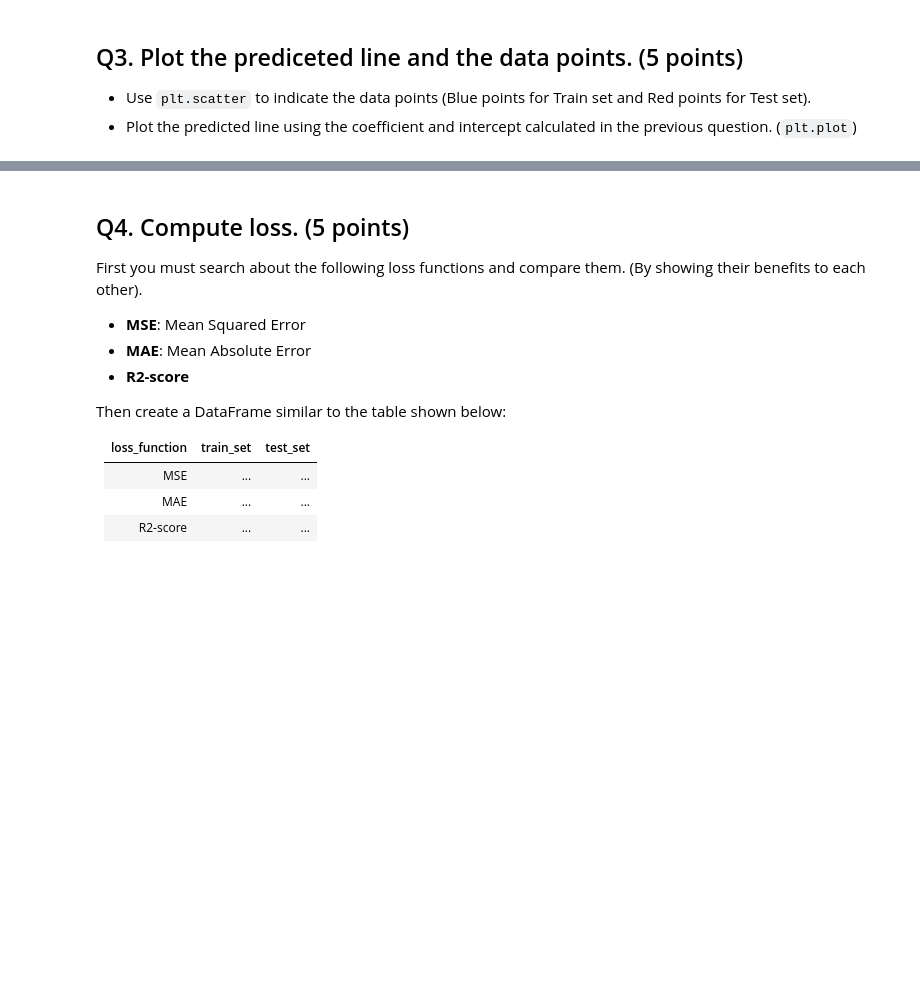
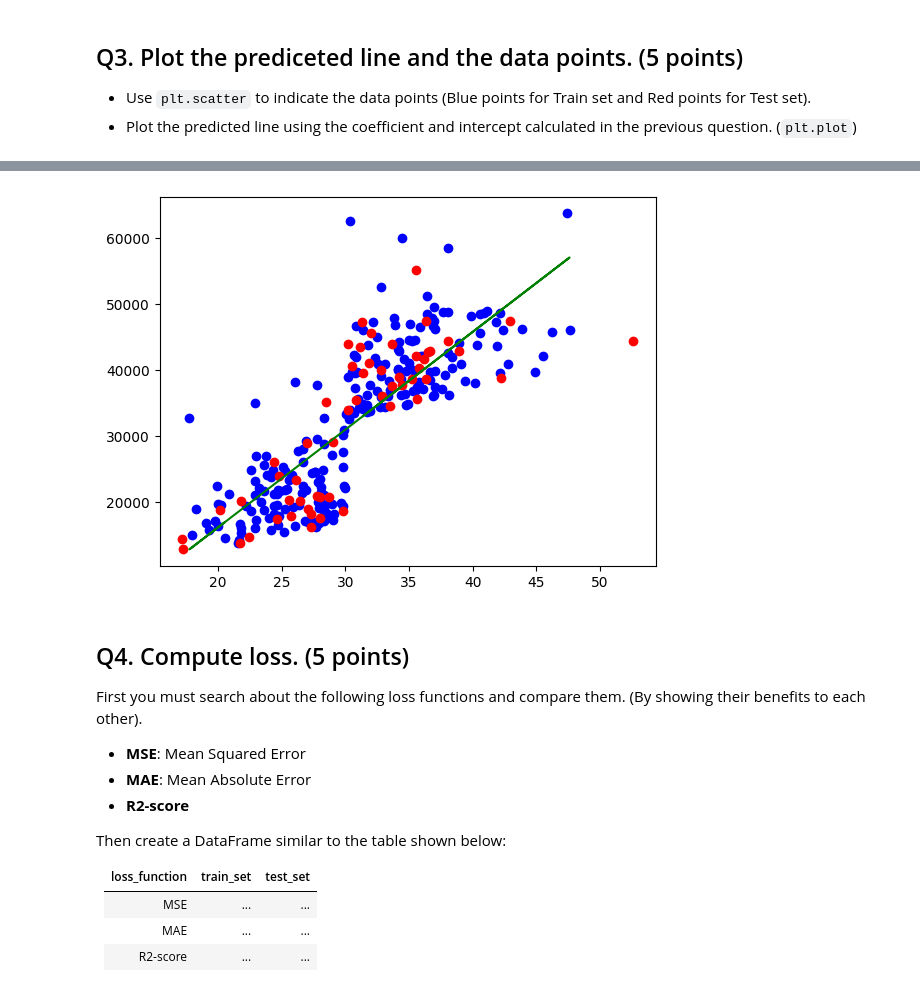
Before and after one commit to mostafa-ja/Machine-Learning-fall2023, a Jupyter notebook: Linear_and_Logistic_Regression.ipynb, the cells around one changed output, grey strips where cells are left out. Saved outputs shown, nothing was run; the diff lists cells and outputs as text; code cells hidden in the pictures; blank space fills up the shorter version.

```diff
--- a/Linear_and_Logistic_Regression.ipynb
+++ b/Linear_and_Logistic_Regression.ipynb
@@ -120,7 +120,9 @@ Fill the blank lines with the least possible codes. Note that redundant codes ma
 from sklearn.model_selection import train_test_split
 from sklearn.linear_model import LinearRegression
 from sklearn import metrics
-
+from sklearn.preprocessing import StandardScaler
+from sklearn.preprocessing import MinMaxScaler
+from sklearn.model_selection import train_test_split
 
 class SimpleLinearRegression():
     def __init__(self):
@@ -136,7 +138,10 @@ class SimpleLinearRegression():
         intercept = 0.0
         coeff = 0.0
         ############# Your code here ############
-
+        model = LinearRegression()
+        model.fit(X_train, y_train)
+        coeff = model.coef_
+        intercept = model.intercept_
         #########################################
 
         self.intercept = intercept
@@ -154,15 +159,15 @@ class SimpleLinearRegression():
         loss = None
         if loss_fn == 'MSE':
             ############# Your code here ############
-            loss = 0.0
+            loss = metrics.mean_squared_error(y_true, y_pred)
             #########################################
         elif loss_fn == 'MAE':
             ############# Your code here ############
-            loss = 0.0
+            loss = metrics.mean_absolute_error(y_true, y_pred)
             #########################################
         elif loss_fn == 'R2_Score':
             ############# Your code here ############
-            loss = 0.0
+            loss = metrics.r2_score(y_true, y_pred)
             #########################################
         else:
             error_str = 'Loss function is either unknown or not implemented.'
@@ -181,24 +186,30 @@ class SimpleLinearRegression():
         nomalaized_feat = None
         if normalization == 'Standardization':
             ############# Your code here ############
-            nomalaized_feat = None
+            scaler = StandardScaler()
+            nomalaized_feat = scaler.fit_transform(X)
             #########################################
         elif normalization == 'MinMaxScaling':
             ############# Your code here ############
-            nomalaized_feat = None
+            scaler = StandardScaler()
+            nomalaized_feat = scaler.fit_transform(X)
             #########################################
         else:
             error_str = 'Normalization type is either unknown or not implemented.'
             raise NotImplementedError(error_str)
 
-        return loss
+        return scaler, nomalaized_feat
 
     def prepare_dataset(self, X, y, test_size=0.2, random_state=42):
         # TODO: Implement this function that takes X : numpy.ndarray and y : numpy.ndarray
         # and use sklearn.model_selection.train_test_split to split your data into test and train sets
         X_train, y_train, X_test, y_test = None, None, None, None
         ############# Your code here ############
-
+        X_train, X_test, y_train, y_test = train_test_split(X, y, test_size=test_size, random_state=random_state)
+        X_train = X_train.reshape(-1,1)
+        y_train = y_train.reshape(-1,1)
+        X_test = X_test.reshape(-1,1)
+        y_test = y_test.reshape(-1,1)
         #########################################
 
         return X_train, y_train, X_test, y_test
@@ -220,0 +262,7 @@ slr = SimpleLinearRegression()
+# %%
+plt.scatter(X_train, y_train, color='blue')
+plt.scatter(X_test, y_test, color='red')
+plt.plot(X_train, coeff*X_train + intercept, 'g')
+plt.show()
+# %% [output]
+[figure, added]
```
Also changed, not shown: parts of 5 cells of this notebook.
